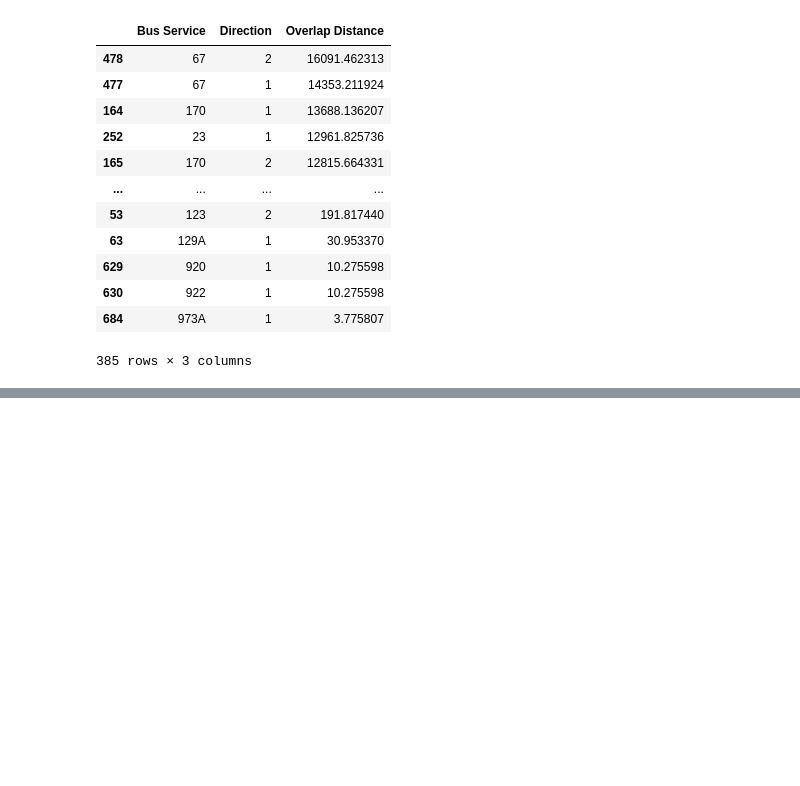
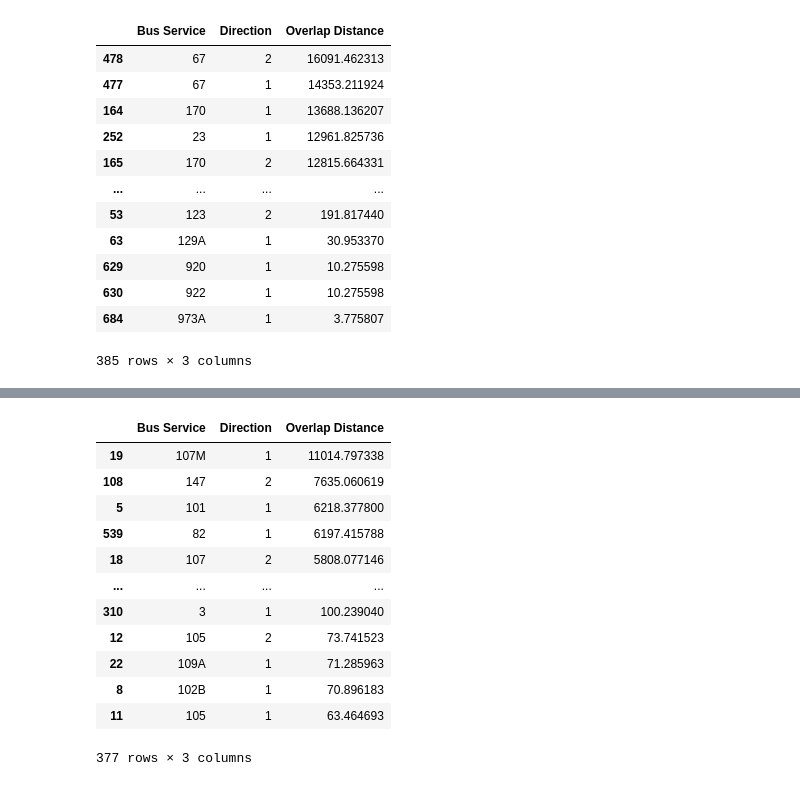
Before and after one commit to Yutingggggggg/dsa4264_geospatial, a Jupyter notebook: workingfiles/overlap_distance.ipynb, the cells around one changed output, grey strips where cells are left out. Saved outputs shown, nothing was run; the diff lists cells and outputs as text; code cells hidden in the pictures; blank space fills up the shorter version.

```diff
--- a/working files/overlap_distance.ipynb
+++ b/workingfiles/overlap_distance.ipynb
@@ -282,0 +394,18 @@ bus_routes_overlap_blue
+# %%
+# filter bus routes with overlap with purple line
+bus_routes_overlap_purple = overlap_distance_purple[overlap_distance_purple['Overlap Distance'] > 0].sort_values(by = 'Overlap Distance', ascending = False)
+bus_routes_overlap_purple
+# %% [output]
+|  | Bus Service | Direction | Overlap Distance |
+| 19 | 107M | 1 | 11014.797338 |
+| 108 | 147 | 2 | 7635.060619 |
+| 5 | 101 | 1 | 6218.377800 |
+| 539 | 82 | 1 | 6197.415788 |
+| 18 | 107 | 2 | 5808.077146 |
+| ... | ... | ... | ... |
+| 310 | 3 | 1 | 100.239040 |
+| 12 | 105 | 2 | 73.741523 |
+| 22 | 109A | 1 | 71.285963 |
+| 8 | 102B | 1 | 70.896183 |
+| 11 | 105 | 1 | 63.464693 |
+377 rows × 3 columns
```
Also changed, not shown: parts of 10 cells of this notebook, 20 other files.
